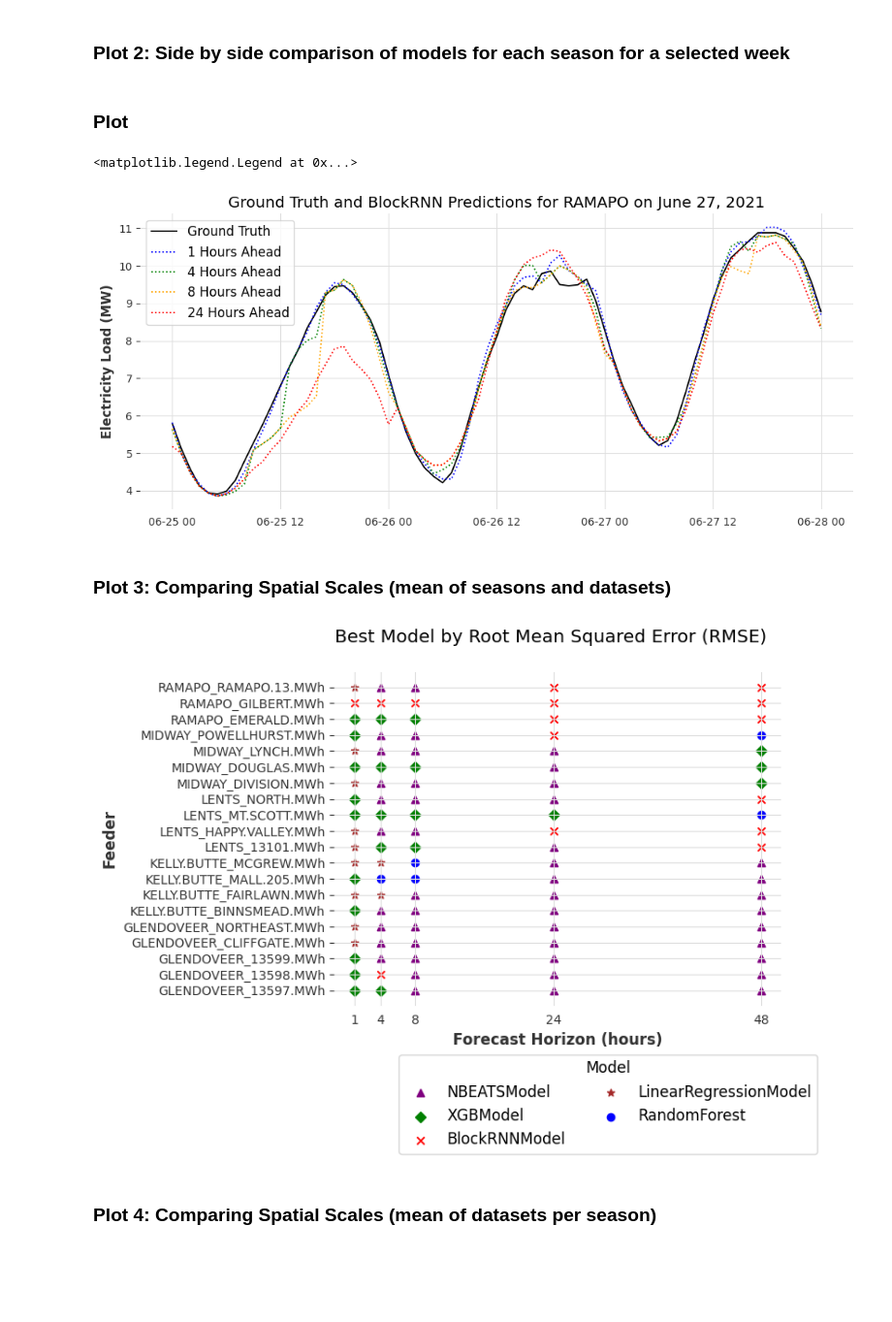
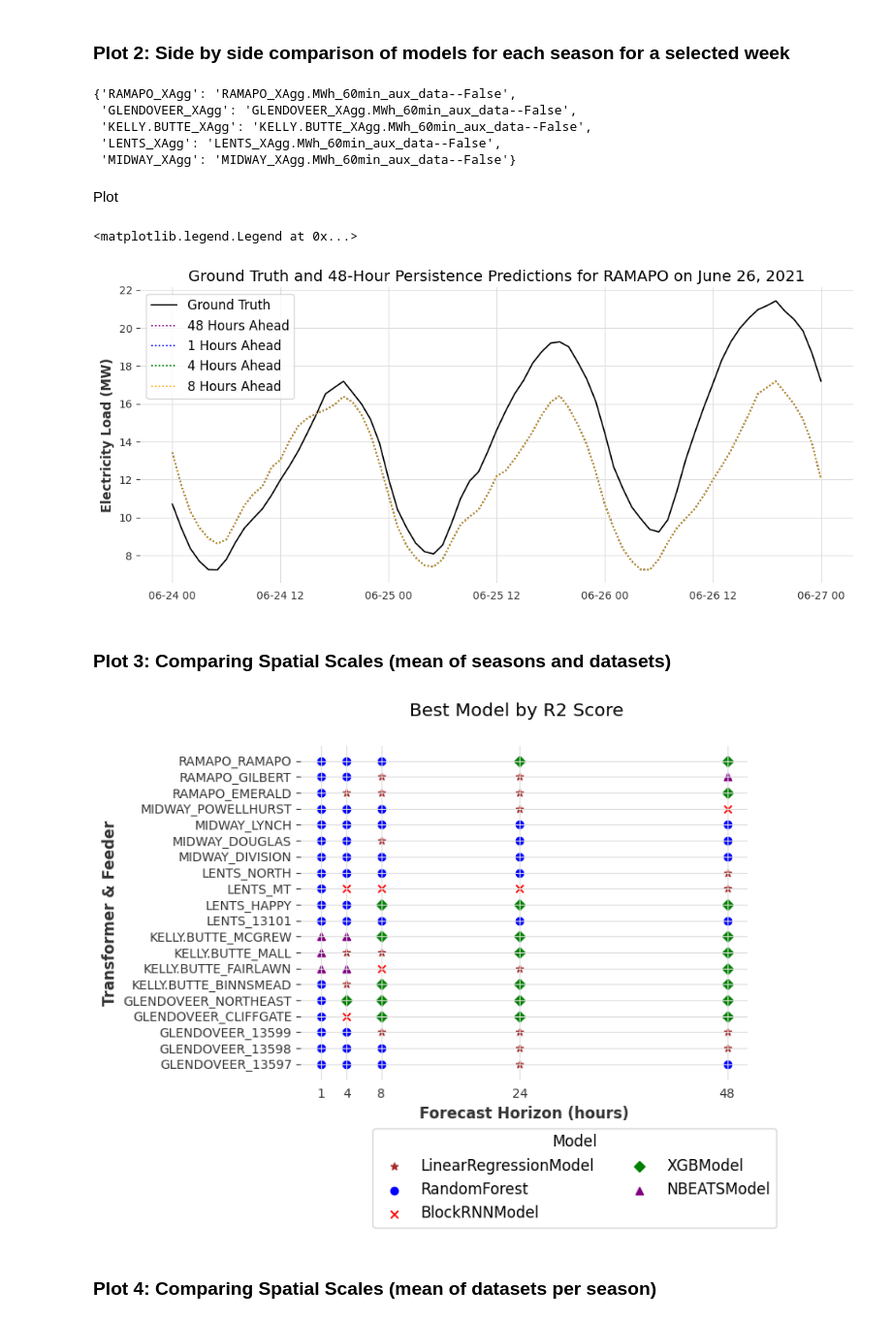
Before and after one commit to NikolausHouben/City-Scale-Electricity-Use-Prediction, a Jupyter notebook: bin/synthesis.ipynb, the cells around one changed output. Shown: that part at 97% size. Saved outputs shown, nothing was run; the diff lists cells and outputs as text; code cells hidden in the pictures; blank space fills up the shorter version.

```diff
--- a/bin/synthesis.ipynb
+++ b/bin/synthesis.ipynb
@@ -58,6 +55,8 @@ View run at https://wandb.ai/wattcast/Portland_AMI/runs/results_synthesis
 ### Grabbing all metrics from all runs from wandb
 # %%
 name_id_dict = get_run_name_id_dict(runs)
+# %%
+name_id_dict = {k:v for k,v in name_id_dict.items() if 'True' in v}
 # %%
 name_id_dict
 # %% [output]
@@ -195,7 +232,7 @@ wandb:   1 of 1 files downloaded.
 # Set these:
 
 spatial_scale = 'RAMAPO'
-metric_of_interest = 'rmse'
+metric_of_interest = 'rmse_skill_score' # options are 'mape', 'rmse', 'mae', 'smape', 'rmse_skill_score', 'r2_score', 'max_peak_error', 'mean_n_peak_error'
 
 
 dfs_sorted_plot = dfs_sorted.copy()
@@ -254,6 +291,8 @@ for i, ax in enumerate(axs):
 
 # Create a single legend for all subplots
 fig.legend(handles=legend_handles, labels=legend_labels, title='Model', loc='lower center', bbox_to_anchor=(0.5, -0.2), ncol=5, frameon=True)
+# Set the title for each subplot
+fig.suptitle(f'{metric_dict[metric_of_interest]} Per Feeder in {spatial_scale}')
 
 # Adjust the spacing between subplots
 fig.tight_layout()
@@ -269,11 +306,19 @@ for format in ['png', 'pdf']:
 ### Plot 2: Side by side comparison of models for each season for a selected week
 # %%
 # set these
-run_to_visualize = 'RAMAPO_RAMAPO.13.MWhin60min_aux'
 season = 'Summer'
-algorithm = 'BlockRNN'
+algorithm = '48-Hour Persistence'
 
-scale = run_to_visualize.split('_')[1].split('in')[0]
+scale = "LENTS"
+location = "XAgg"
 unit = "MW"
 conversion = 1
+# %%
+name_id_dict
+# %% [output]
+{'RAMAPO_XAgg': 'RAMAPO_XAgg.MWh_60min_aux_data--False',
+ 'GLENDOVEER_XAgg': 'GLENDOVEER_XAgg.MWh_60min_aux_data--False',
+ 'KELLY.BUTTE_XAgg': 'KELLY.BUTTE_XAgg.MWh_60min_aux_data--False',
+ 'LENTS_XAgg': 'LENTS_XAgg.MWh_60min_aux_data--False',
+ 'MIDWAY_XAgg': 'MIDWAY_XAgg.MWh_60min_aux_data--False'}
 # %%
@@ -282,8 +327,8 @@ files = get_file_names(project_name, name_id_dict, run_to_visualize, season)
 side_by_side_plots_dict= download_plotly_plots(get_latest_plotly_plots(files))
 
 df_all = side_by_side_df(side_by_side_plots_dict)
-# %% [markdown]
-### Plot
+# %% [markdown]
+Plot
 # %%
 # find the day with the highest peak
 dt_highest_peak = pd.Timestamp(df_all['Ground Truth'].idxmax()).date()
@@ -304,13 +349,13 @@ for col in df_plot.columns:
     ax.plot(df_plot[col], label=col, color=horizon2color[col], linestyle= 'solid' if col == 'Ground Truth' else ':')
 
 ax.set_ylabel(f'Electricity Load ({unit})')
-ax.set_title(f'Ground Truth and {algorithm} Predictions for {run_to_visualize.split("_")[1].split(".")[0]} on {dt_highest_peak.strftime("%B %d, %Y")}')
+ax.set_title(f'Ground Truth and {algorithm} Predictions for {run_to_visualize.split("_")[0].split(".")[0]} on {dt_highest_peak.strftime("%B %d, %Y")}')
 
 ax.grid(True, axis='x')
 ax.legend(frameon=True)
 # %% [output]
 <matplotlib.legend.Legend at 0x...>
-[figure, old version]
+[figure, new version]
 # %%
 for format in ['png', 'pdf']:
     fig.savefig(os.path.join(os.getcwd(),'imgs','figures',f'plot_3_side-by-side_horizons_heat_wave_{run_to_visualize}_{season}_{algorithm}.{format}'), bbox_inches='tight')
@@ -319,7 +364,7 @@ for format in ['png', 'pdf']:
 # %% [markdown]
 ### Plot 3: Comparing Spatial Scales (mean of seasons and datasets)
 # %%
-metric_of_interest = 'rmse'
+metric_of_interest = 'r2_score'
 
 df_metrics_all_scales = pd.DataFrame()
 
@@ -350,35 +395,35 @@ legend_labels = []
 # Map the colors and shapes to the DataFrame
 df['shape'] = df['model'].map(model2shape)
 
 
 for scale, df_scale in df.groupby('scale'): # this for loop is to make sure the order of scales is from county to neighborhood
     for shape in set(df_scale['shape']):
         x = df_scale.loc[(df_scale['shape'] == shape), 'horizon_in_hours']
         y = df_scale.loc[(df_scale['shape'] == shape), 'scale']
         label = f'{shape2model[shape]}'
         scatter = ax.scatter(x, y, marker=shape, label=label, color=model2color[shape2model[shape]])
         if label not in legend_labels:
             legend_handles.append(scatter)
             legend_labels.append(label)
 
 # Set the x ticks and labels
 ax.set_xticks([1, 4, 8, 24, 48])
 ax.set_xlabel('Forecast Horizon (hours)')
 
 
-ax.set_ylabel('Feeder')
+ax.set_ylabel('Transformer & Feeder')
 
 # Set the title for each subplot
 fig.suptitle(f'Best Model by {metric_dict[metric_of_interest]}')
 
 # Create a single legend for all subplots
 fig.legend(handles=legend_handles, labels=legend_labels, title='Model', loc='lower center', bbox_to_anchor=(0.6, -0.25), ncol=2, frameon=True)
 
 
 # Show the plot
 plt.show()
 # %% [output]
-[figure, old version]
+[figure, new version]
 # %%
 
 for format in ['png', 'pdf']:
```
Also changed, not shown: parts of 13 cells of this notebook, 4 other files.
